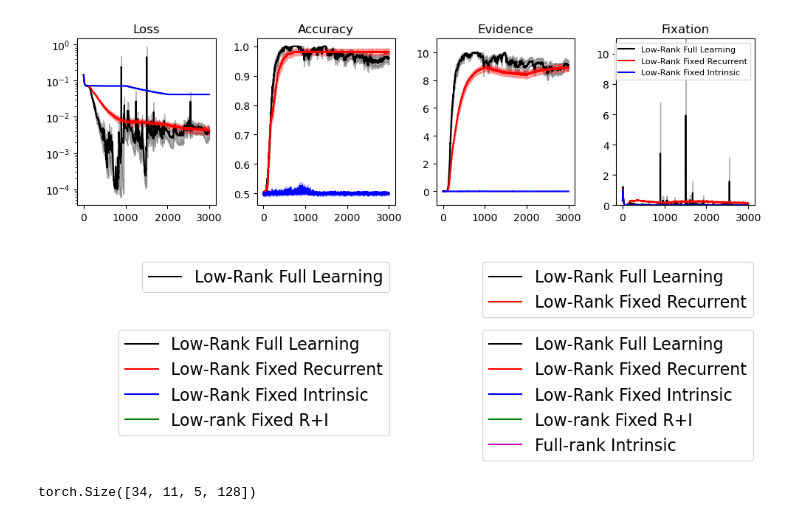
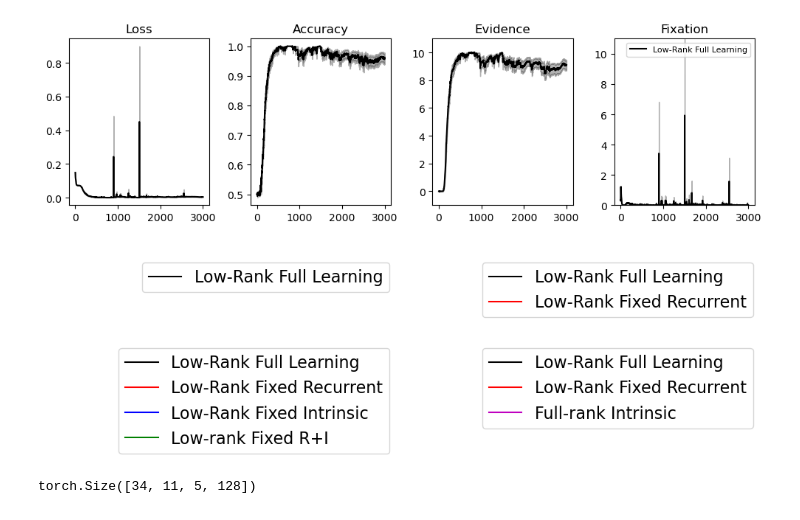
Before and after one commit to landoskape/mcn2024-psets, a Jupyter notebook: intrinsic-excitability/perturb.ipynb, the cells around one changed output. Cells and saved outputs as stored; diff of their text form; code cells hidden in the pictures.

```diff
--- a/intrinsic-excitability/perturb.ipynb
+++ b/intrinsic-excitability/perturb.ipynb
@@ -31,7 +31,7 @@ centers = (edges[1:] + edges[:-1]) / 2
 jobs = [43, 44, 45, 46, 47]
 names = ["Low-Rank Full Learning", "Low-Rank Fixed Recurrent", "Low-Rank Fixed Intrinsic", "Low-rank Fixed R+I", "Full-rank Intrinsic"]
 scale = [1, 1, 1, 1, 0.5]
-keepjob = [True, True, True, False, False]
+keepjob = [True, False, False, False, False]
 figure_name = "LearningComparison"
 include_suffix = "_".join(["T" if keep else "F" for keep in keepjob])
 
@@ -59,38 +59,38 @@ for ii in range(len(jobs)):
     amean = accuracy[ii].mean(dim=0)
     ase = accuracy[ii].std(dim=0) / np.sqrt(accuracy[ii].size(0))
     emean = evidence[ii].mean(dim=0)
     ese = evidence[ii].std(dim=0) / np.sqrt(evidence[ii].size(0))
     fmean = fixation[ii].mean(dim=0)
     fse = fixation[ii].std(dim=0) / np.sqrt(fixation[ii].size(0))
     ax[0].plot(xepochs, lmean, color=cols[ii], label=names[ii])
     ax[0].fill_between(xepochs, lmean - lse, lmean + lse, color=cols[ii], alpha=0.3)
     ax[1].plot(xepochs, amean, color=cols[ii], label=names[ii])
     ax[1].fill_between(xepochs, amean - ase, amean + ase, color=cols[ii], alpha=0.3)
     ax[2].plot(xepochs, emean, color=cols[ii], label=names[ii])
     ax[2].fill_between(xepochs, emean - ese, emean + ese, color=cols[ii], alpha=0.3)
     ax[3].plot(xepochs, fmean, color=cols[ii], label=names[ii])
     ax[3].fill_between(xepochs, fmean - fse, fmean + fse, color=cols[ii], alpha=0.3)
 
 ax[0].set_title("Loss")
-ax[0].set_ylim(0, 0.1)
+# ax[0].set_ylim(0, 0.1)
 # ax[0].set_yscale('log')
 ax[1].set_title("Accuracy")
 
 
 ax[2].set_title("Evidence")
 ax[2].set_ylim(-1, 11)
 
 ax[3].set_title("Fixation")
 ax[3].set_ylim(0, 11)
 ax[3].legend(fontsize=8)
 
 plt.savefig(f"../project/{figure_name}_{include_suffix}")
 plt.show()
 # %% [output]
-[figure, old version]
+[figure, new version]
 # %%
 names = ["Low-Rank Full Learning", "Low-Rank Fixed Recurrent", "Low-Rank Fixed Intrinsic", "Low-rank Fixed R+I", "Full-rank Intrinsic"]
-to_plot = [[0], [0, 1], [0, 1, 2, 3], [0, 1, 2, 3, 4]]
+to_plot = [[0], [0, 1], [0, 1, 2, 3], [0, 1, 4]]
 fig, ax = plt.subplots(2, 2, figsize=(10, 3), tight_layout=True)
 ax = np.reshape(ax, -1)
 for ii in range(4):
@@ -102,7 +102,7 @@ for ii in range(4):
 plt.savefig(f"../project/{figure_name}_legend")
 plt.show()
 # %% [output]
-[figure, old version]
+[figure, new version]
 # %%
 accuracy[ii].shape
 # %% [output]
```
Also changed, not shown: parts of 2 cells of this notebook, 10 other files.
